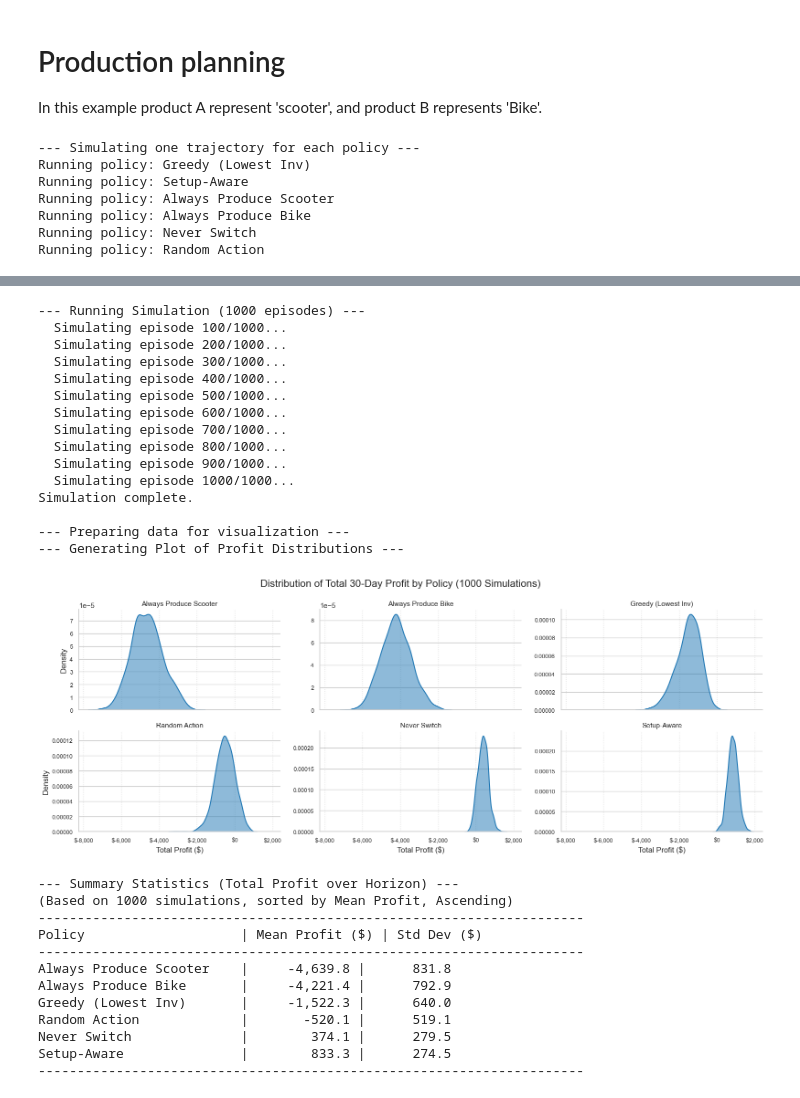
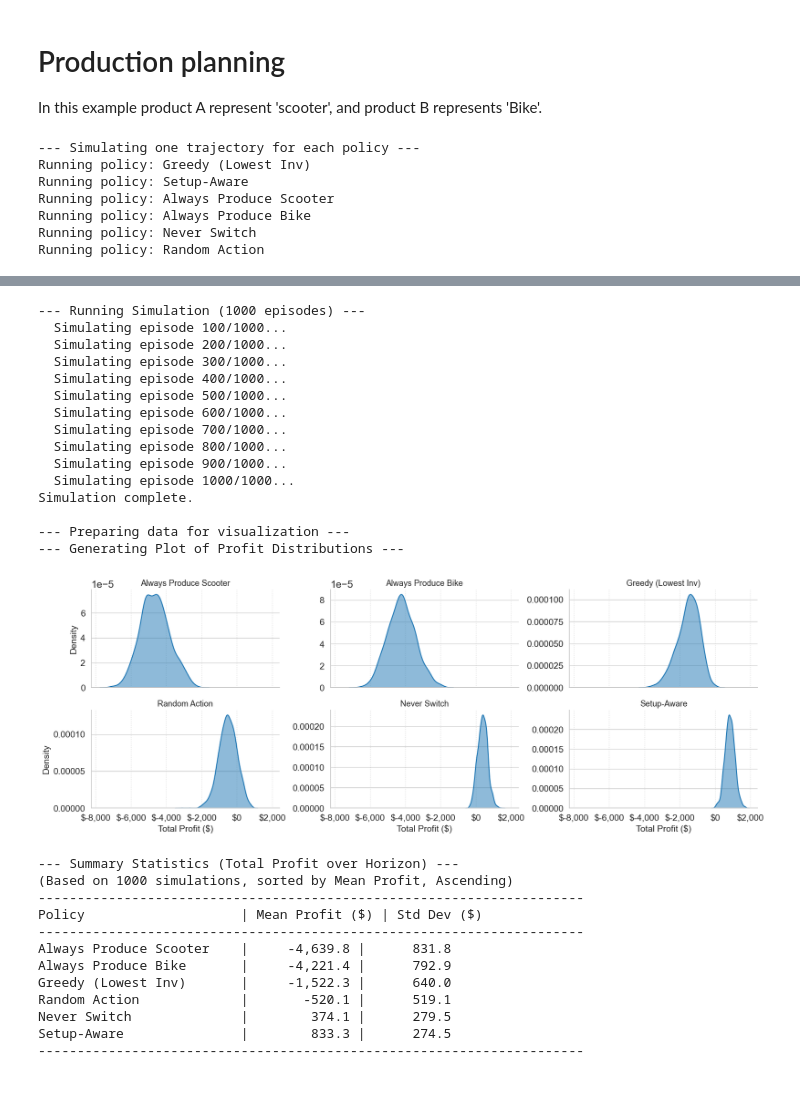
Before and after one commit to hadiagha/rl-business-optimization, a Jupyter notebook: Chapter2/mdp_examples.ipynb, the cells around one changed output, grey strips where cells are left out. Saved outputs shown, nothing was run; the diff lists cells and outputs as text; code cells hidden in the pictures.

Commit message:
fix font sizes

```diff
--- a/Chapter2/mdp_examples.ipynb
+++ b/Chapter2/mdp_examples.ipynb
@@ -192,8 +192,12 @@ sns.set_theme(style="whitegrid", palette="tab10")
 
 # --- 1. Single Trajectory Illustration ---
 print("--- Simulating one trajectory for each policy ---")
-plt.figure(figsize=(12, 7))
+plt.figure(figsize=(14, 8))
 ax1 = plt.gca()
+plt.rcParams.update({
+    "ytick.labelsize": 16,
+    "xtick.labelsize": 16
+})
 
 policy_linestyles = {
     'Greedy (Lowest Inv)': '--',
@@ -215,12 +219,12 @@ for name, policy in POLICIES.items():
         linestyle=policy_linestyles.get(name, '-')
     )
 
-ax1.set_xlabel("Day", fontsize=12)
-ax1.set_ylabel(f"Cumulative Profit ({currency_symbol})", fontsize=12)
-ax1.set_title(f"Example Policy Trajectories over {factory_params.horizon}-Day Horizon", fontsize=14, pad=15)
-ax1.tick_params(axis='both', which='major', labelsize=10)
+ax1.set_xlabel("Day", fontsize=14)
+ax1.set_ylabel(f"Cumulative Profit ({currency_symbol})", fontsize=14)
+#ax1.set_title(f"Example Policy Trajectories over {factory_params.horizon}-Day Horizon", fontsize=14, pad=15)
+ax1.tick_params(axis='both', which='major', labelsize=14)
 ax1.yaxis.set_major_formatter(plt.FuncFormatter(lambda x, p: f'{currency_symbol}{x:,.0f}'))
-ax1.legend(fontsize=10, title="Policies", title_fontsize='11')
+ax1.legend(fontsize=14, title="Policies", title_fontsize='15')
 plt.tight_layout()
 plt.show()
 
@@ -270,16 +274,16 @@ g = sns.displot(
     aspect=1.8
 )
 
-g.fig.suptitle(f'Distribution of Total {factory_params.horizon}-Day Profit by Policy ({num_episodes} Simulations)',
-               fontsize=16, y=1.03)
-g.set_axis_labels(f"Total Profit ({currency_symbol})", "Density", fontsize=12)
-g.set_titles("{col_name}", size=11)
+#g.fig.suptitle(f'Distribution of Total {factory_params.horizon}-Day Profit by Policy ({num_episodes} Simulations)',
+               #fontsize=16, y=1.03)
+g.set_axis_labels(f"Total Profit ({currency_symbol})", "Density", fontsize=14)
+g.set_titles("{col_name}", size=13)
 g.fig.subplots_adjust(top=0.92)
 
 for ax in g.axes.flat:
     ax.xaxis.set_major_formatter(plt.FuncFormatter(lambda x, p: f'{currency_symbol}{x:,.0f}'))
-    ax.tick_params(axis='x', labelsize=9)
-    ax.tick_params(axis='y', labelsize=9)
+    ax.tick_params(axis='x', labelsize=14)
+    ax.tick_params(axis='y', labelsize=14)
     ax.grid(True, axis='x', linestyle=':', alpha=0.7)
 
 plt.show()
@@ -308,19 +312,19 @@ Running policy: Random Action
 --- Running Simulation (1000 episodes) ---
   Simulating episode 100/1000...
   Simulating episode 200/1000...
   Simulating episode 300/1000...
   Simulating episode 400/1000...
   Simulating episode 500/1000...
   Simulating episode 600/1000...
   Simulating episode 700/1000...
   Simulating episode 800/1000...
   Simulating episode 900/1000...
   Simulating episode 1000/1000...
 Simulation complete.
 
 --- Preparing data for visualization ---
 --- Generating Plot of Profit Distributions ---
-[figure, old version]
+[figure, new version]
 --- Summary Statistics (Total Profit over Horizon) ---
 (Based on 1000 simulations, sorted by Mean Profit, Ascending)
 ----------------------------------------------------------------------
```
Also changed, not shown: parts of 1 cell of this notebook.
